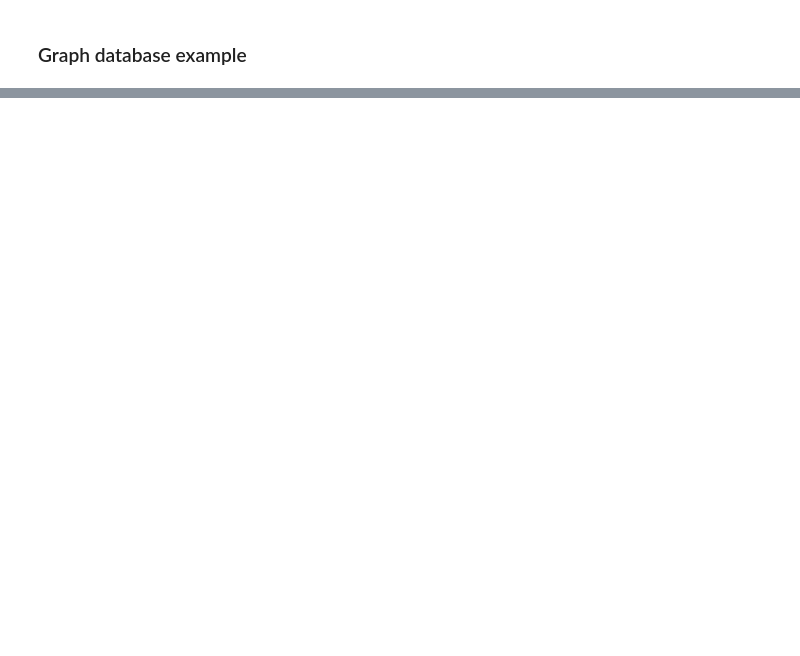
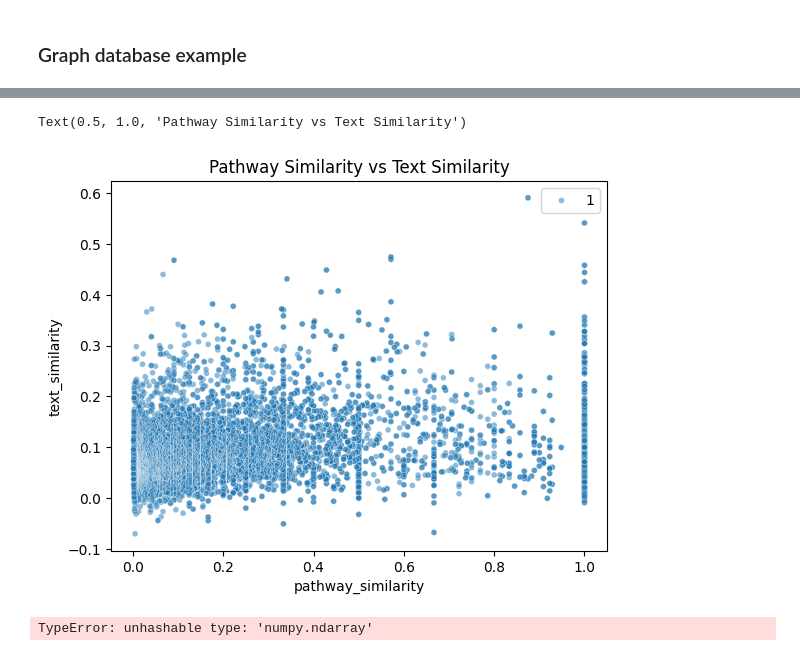
Before and after one commit to poldrack/BetterCodeBetterScience, a Jupyter notebook: src/BetterCodeBetterScience/database_examples.ipynb, the cells around one changed output, grey strips where cells are left out. Drawn from its saved outputs; the diff is of its cells as text; code cells hidden in the pictures; blank space fills up the shorter version.

```diff
--- a/src/BetterCodeBetterScience/database_examples.ipynb
+++ b/src/BetterCodeBetterScience/database_examples.ipynb
@@ -666,0 +446,27 @@ driver.close()
+# %%
+import seaborn as sns
+import matplotlib.pyplot as plt
+
+sns.scatterplot(
+    data=results_df,
+    x='pathway_similarity',
+    y='text_similarity',
+    alpha=0.5,
+    size=1
+)
+plt.title('Pathway Similarity vs Text Similarity')
+# %% [output]
+Text(0.5, 1.0, 'Pathway Similarity vs Text Similarity')
+[figure, added]
+# %%
+# build a mixed effects model
+import statsmodels.formula.api as smf
+model = smf.mixedlm(
+    "text_similarity ~ pathway_similarity",
+    data=results_df,
+    groups=results_df[["phenotype1", "phenotype2"]]
+)
+info = model.fit()
+print(info.summary())
+# %% [output]
+TypeError: unhashable type: 'numpy.ndarray'
```
Also changed, not shown: parts of 71 cells of this notebook.
